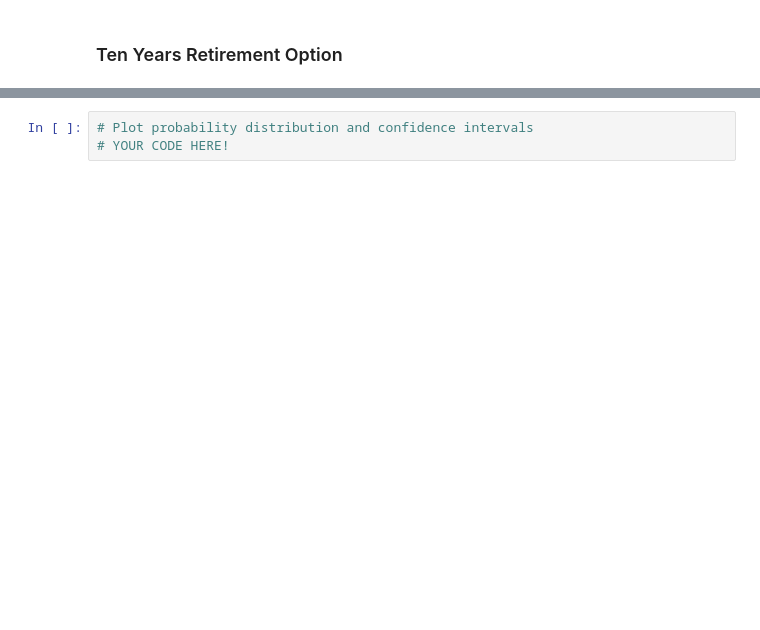
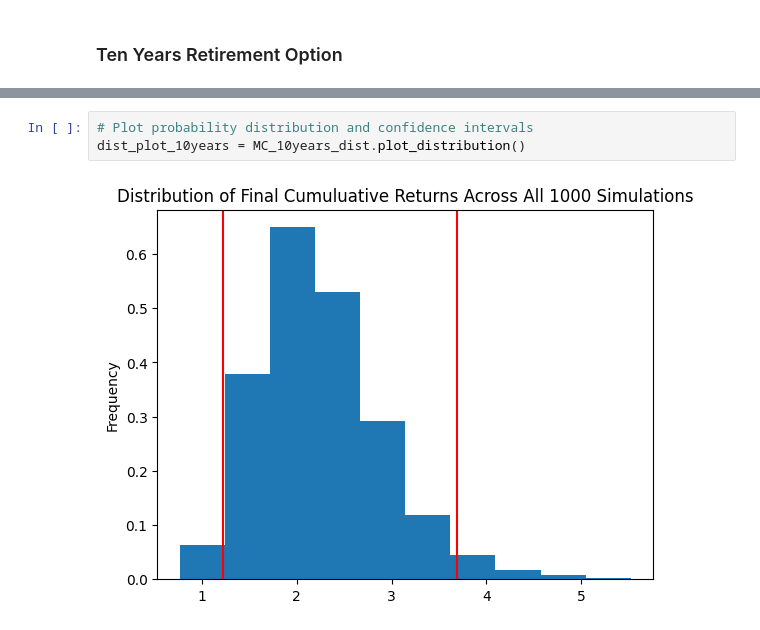
Before and after one commit to chyj0805/APIs-Homeowrk-Financial-Planning, a Jupyter notebook: Code/financial-planner.ipynb, the cells around one changed output, grey strips where cells are left out. Drawn from its saved outputs; the diff is of its cells as text; blank space fills up the shorter version.

```diff
--- a/Code/financial-planner.ipynb
+++ b/Code/financial-planner.ipynb
@@ -397,5 +493,7 @@ print(f"There is a 95% chance that an initial investment of ${initial_investment
 # %%
 # Plot probability distribution and confidence intervals
-# YOUR CODE HERE!
+dist_plot_10years = MC_10years_dist.plot_distribution()
+# %% [output]
+[figure, added]
 # %%
 # Fetch summary statistics from the Monte Carlo simulation results
```
Also changed, not shown: parts of 21 cells of this notebook.
